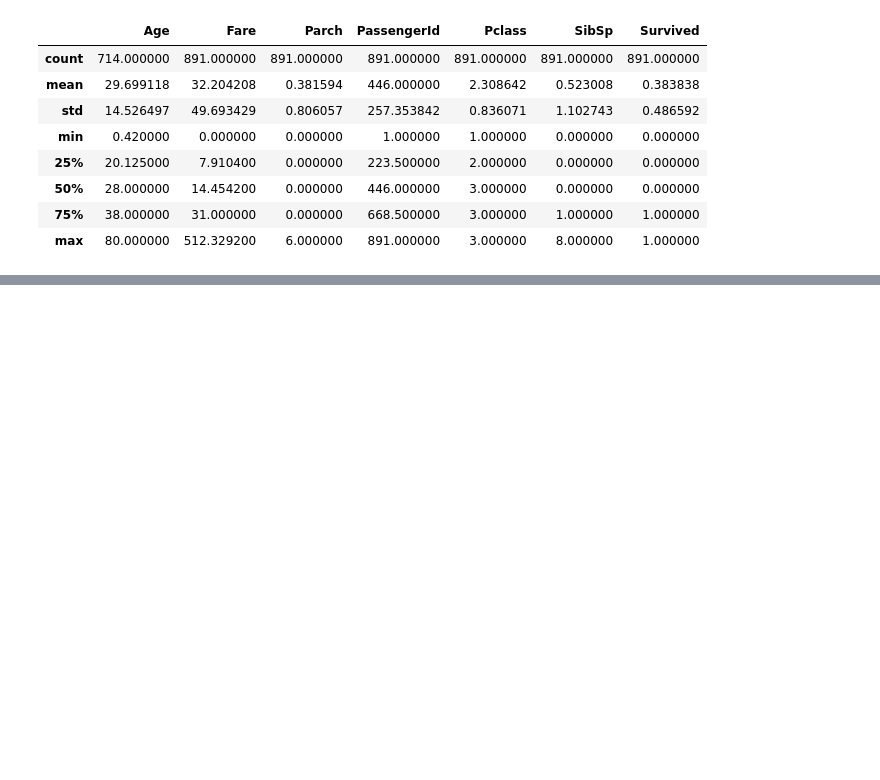
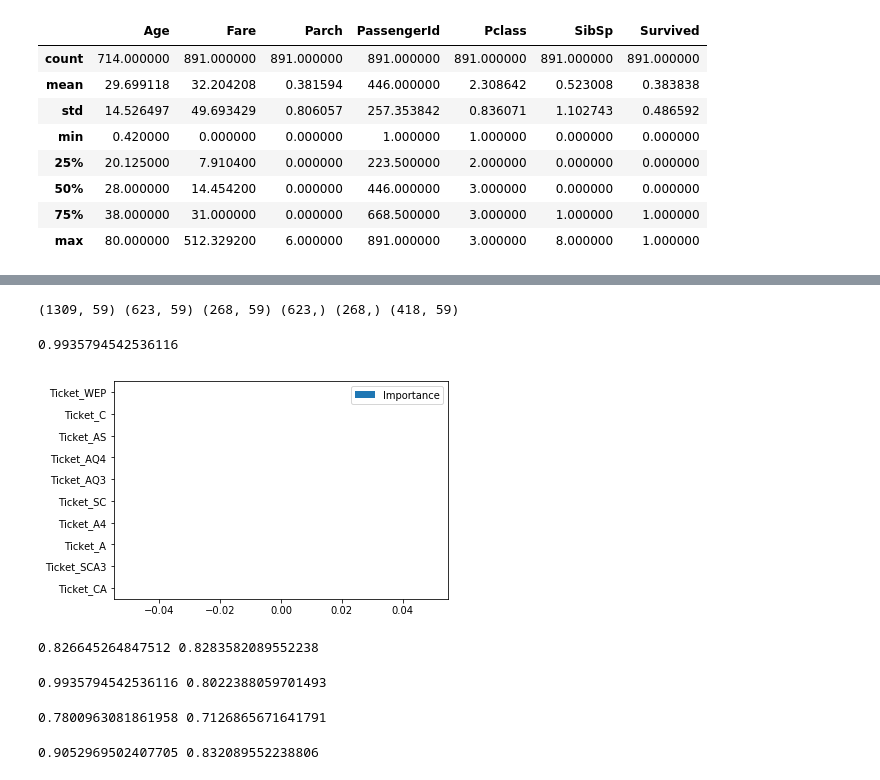
Before and after one commit to chenminjing1984/Kaggle, a Jupyter notebook: Titanic Disaster/Titanic Survival Prediction.ipynb, the cells around one changed output, grey strips where cells are left out. Cells and saved outputs as stored; diff of their text form; code cells hidden in the pictures; blank space fills up the shorter version.

```diff
--- a/Titanic Disaster/Titanic Survival Prediction.ipynb
+++ b/Titanic Disaster/Titanic Survival Prediction.ipynb
@@ -91,0 +164,4 @@ plot_categories(titanic, cat='Parch', target='Survived')
+# %%
+# Create a variable for every unique value of Pclass
+pclass = pd.get_dummies(full.Pclass, prefix='Pclass')
+pclass.head()
@@ -91,0 +268,10 @@ plot_categories(titanic, cat='Parch', target='Survived')
+# %%
+# Create dataset
+family = pd.DataFrame()
+
+# Introducing a new feature: size of the family(including the passenger)
+family['FamilySize'] = full['Parch']+full['SibSp']+1
+family['Family_Single'] = family['FamilySize'].map(lambda s: 1 if s==1 else 0)
+family['Family_Small'] = family['FamilySize'].map(lambda s: 1 if 2<=s<=4 else 0)
+family['Family_Large'] = family['FamilySize'].map(lambda s: 1 if s>=5 else 0)
+family.head()
@@ -91,0 +285,5 @@ plot_categories(titanic, cat='Parch', target='Survived')
+# %%
+# Select features/variables to include in the dataset from the list below:
+# imputed, embarked, pclass, sex, family, cabin, ticket
+full_x = pd.concat([imputed, embarked, pclass, sex, family, cabin, ticket], axis=1)
+full_x.head()
@@ -91,0 +298,61 @@ plot_categories(titanic, cat='Parch', target='Survived')
+# %%
+# Create all dataset that are necessary to train, validate and test models
+train_valid_x = full_x[0:891]
+train_valid_y = titanic.Survived
+test_x = full_x[891:]
+train_x, valid_x, train_y, valid_y = train_test_split(train_valid_x, train_valid_y, train_size=0.7)
+print(full_x.shape, train_x.shape, valid_x.shape, train_y.shape, valid_y.shape, test_x.shape)
+# %% [output]
+(1309, 59) (623, 59) (268, 59) (623,) (268,) (418, 59)
+# %%
+# evaluate the most important variables for the model to make the prediction
+
+def plot_variable_importance( X , y ):
+    tree = DecisionTreeClassifier( random_state = 99 )
+    tree.fit( X , y )
+    plot_model_var_imp( tree , X , y )
+def plot_model_var_imp( model , X , y ):
+    imp = pd.DataFrame(
+    model.feature_importances_ ,
+    columns = [ 'Importance' ] ,
+    index = X.columns
+    )
+    imp = imp.sort_values( [ 'Importance' ] , ascending = True )
+    imp[ : 10 ].plot( kind = 'barh' )
+    print (model.score( X , y ))
+plot_variable_importance(train_x, train_y)
+# %% [output]
+0.9935794542536116
+[figure, added]
+# %%
+# Logistic Regression
+model = LogisticRegression()
+
+model.fit(train_x, train_y)
+print(model.score(train_x, train_y), model.score(valid_x, valid_y))
+# %% [output]
+0.826645264847512 0.8283582089552238
+# %%
+# Random forests
+model = RandomForestClassifier(n_estimators=100)
+
+model.fit(train_x, train_y)
+print(model.score(train_x, train_y), model.score(valid_x, valid_y))
+# %% [output]
+0.9935794542536116 0.8022388059701493
+# %%
+# Support vector machines
+model = SVC()
+
+model.fit(train_x, train_y)
+print(model.score(train_x, train_y), model.score(valid_x, valid_y))
+# %% [output]
+0.7800963081861958 0.7126865671641791
+# %%
+# Gradient Boosting Classifier
+model = GradientBoostingClassifier()
+
+model.fit(train_x, train_y)
+print(model.score(train_x, train_y), model.score(valid_x, valid_y))
+# %% [output]
+0.9052969502407705 0.832089552238806
```
Also changed, not shown: parts of 19 cells of this notebook, 1 other file.
